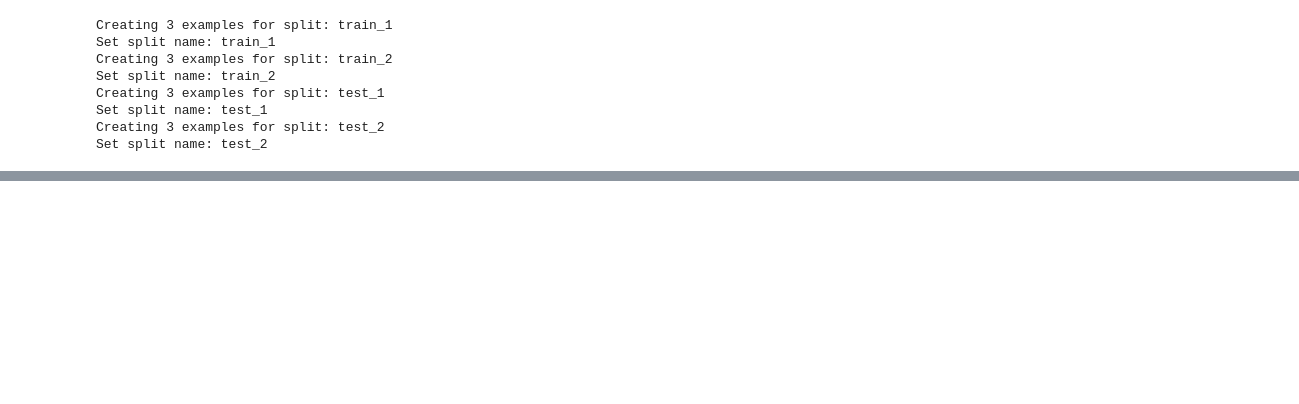
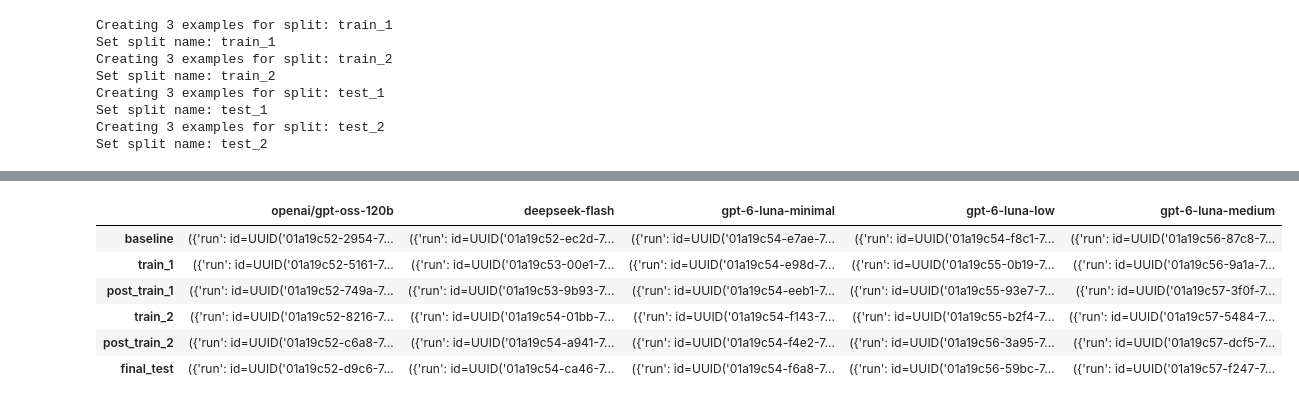
Before and after one commit to herreramaxi/Agentic_AI_CA1, a Jupyter notebook: A4AI-CA1-MaxiHerrera.ipynb, the cells around one changed output, grey strips where cells are left out. Saved outputs shown, nothing was run; the diff lists cells and outputs as text; code cells hidden in the pictures; blank space fills up the shorter version.

```diff
--- a/A4AI-CA1-MaxiHerrera.ipynb
+++ b/A4AI-CA1-MaxiHerrera.ipynb
@@ -412,7 +415,7 @@ def create_dataset(name, description, delete_if_exists= False):
     except LangSmithConflictError as e:
         print(f"Error on creating Dataset '{name}': {str(e)}")
 
-dataset_name = 'CA1 - Customer Dataset'
+dataset_name = 'CA1 - Customer Dataset - v3'
 dataset = create_dataset(
     name = dataset_name,
     description='Customer questions and responses',
@@ -611,38 +659,46 @@ def train_agent(model_name, split):
 
 from general import clean_agentic_memory
 
-def evaluation_pipeline(agent_models, judge_model):
+def evaluation_pipeline(agent_models, judge_model, run_evaluators_on_training = False):
+    results_by_model = {}
+
     for model in agent_models:
         logging.info(f"Executing evaluation pipeline for model: {model}...")
         clean_agentic_memory()
-
+        model_results = {}
         #Baseline: Evaluate agent on inference mode with agentic memory disabled
-        evaluate_agent(model, judge_model, training=False, disable_agentic_memory=True, split=split_test_1)
+        model_results["baseline"] = evaluate_agent(model, judge_model, training=False, disable_agentic_memory=True, split=split_test_1, stage="baseline")
 
         #Training 1: Evaluate agent on training mode with agentic memory enabled
-        evaluate_agent(model, judge_model, training=True, disable_agentic_memory=False, split=split_train_1)
+        model_results["train_1"] = evaluate_agent(model, judge_model, training=True, disable_agentic_memory=False, split=split_train_1, stage="train_1", run_evaluators=run_evaluators_on_training)
 
         #Test 1 (after training 1): Evaluate agent on inference mode with agentic memory enabled using split_test_1
-        evaluate_agent(model, judge_model, training=False, disable_agentic_memory=False, split=split_test_1)
+        model_results["post_train_1"] = evaluate_agent(model, judge_model, training=False, disable_agentic_memory=False, split=split_test_1, stage="post_train_1")
 
         #Training 2: Evaluate agent on training mode with agentic memory enabled
-        evaluate_agent(model, judge_model, training=True, disable_agentic_memory=False, split=split_train_2)
+        model_results["train_2"] = evaluate_agent(model, judge_model, training=True, disable_agentic_memory=False, split=split_train_2, stage="train_2", run_evaluators=run_evaluators_on_training)
 
         #Test 2 (after training 2): Evaluate agent on inference mode with agentic memory enabled using split_test_1
-        evaluate_agent(model, judge_model, training=False, disable_agentic_memory=False, split=split_test_1)
+        model_results["post_train_2"] = evaluate_agent(model, judge_model, training=False, disable_agentic_memory=False, split=split_test_1, stage="post_train_2")
 
         #Test 3 (after training 2): Evaluate agent on inference mode with agentic memory enabled using split_test_2
-        evaluate_agent(model, judge_model, training=False, disable_agentic_memory=False, split=split_test_2)
+        model_results["final_test"] = evaluate_agent(model, judge_model, training=False, disable_agentic_memory=False, split=split_test_2, stage="final_test")
+
+        results_by_model[model]=model_results
+
+    return results_by_model
 # %%
 initialize_logging(logging.WARNING)
 
 AGENT_MODELS = [
     "openai/gpt-oss-120b",
     "deepseek-flash",
-    "gpt-6-luna",
+    "gpt-6-luna-none",
+    "gpt-6-luna-low",
+    "gpt-6-luna-medium",
 ]
 
-JUDGE_MODEL = "gpt-5-nano" #"deepseek-v4-pro" failing
+JUDGE_MODEL = "gpt-5-nano" # "deepseek-v4-pro" failing on parsing structured output
 
-evaluation_pipeline(AGENT_MODELS, JUDGE_MODEL)
+results = evaluation_pipeline(agent_models=AGENT_MODELS,judge_model= JUDGE_MODEL,run_evaluators_on_training= True)
 # %% [output]
@@ -665,0 +871,11 @@ https://eu.smith.langchain.com/o/0825fd4b-637a-48b4-9b2f-3c941d315004/datasets/1
+# %%
+df_results = pd.DataFrame(results)
+df_results
+# %% [output]
+|  | openai/gpt-oss-120b | deepseek-flash | gpt-6-luna-minimal | gpt-6-luna-low | gpt-6-luna-medium |
+| baseline | ({'run': id=UUID('01a19c52-2954-7... | ({'run': id=UUID('01a19c52-ec2d-7... | ({'run': id=UUID('01a19c54-e7ae-7... | ({'run': id=UUID('01a19c54-f8c1-7... | ({'run': id=UUID('01a19c56-87c8-7... |
+| train_1 | ({'run': id=UUID('01a19c52-5161-7... | ({'run': id=UUID('01a19c53-00e1-7... | ({'run': id=UUID('01a19c54-e98d-7... | ({'run': id=UUID('01a19c55-0b19-7... | ({'run': id=UUID('01a19c56-9a1a-7... |
+| post_train_1 | ({'run': id=UUID('01a19c52-749a-7... | ({'run': id=UUID('01a19c53-9b93-7... | ({'run': id=UUID('01a19c54-eeb1-7... | ({'run': id=UUID('01a19c55-93e7-7... | ({'run': id=UUID('01a19c57-3f0f-7... |
+| train_2 | ({'run': id=UUID('01a19c52-8216-7... | ({'run': id=UUID('01a19c54-01bb-7... | ({'run': id=UUID('01a19c54-f143-7... | ({'run': id=UUID('01a19c55-b2f4-7... | ({'run': id=UUID('01a19c57-5484-7... |
+| post_train_2 | ({'run': id=UUID('01a19c52-c6a8-7... | ({'run': id=UUID('01a19c54-a941-7... | ({'run': id=UUID('01a19c54-f4e2-7... | ({'run': id=UUID('01a19c56-3a95-7... | ({'run': id=UUID('01a19c57-dcf5-7... |
+| final_test | ({'run': id=UUID('01a19c52-d9c6-7... | ({'run': id=UUID('01a19c54-ca46-7... | ({'run': id=UUID('01a19c54-f6a8-7... | ({'run': id=UUID('01a19c56-59bc-7... | ({'run': id=UUID('01a19c57-f247-7... |
```
Also changed, not shown: parts of 15 cells of this notebook, 1 other file.
